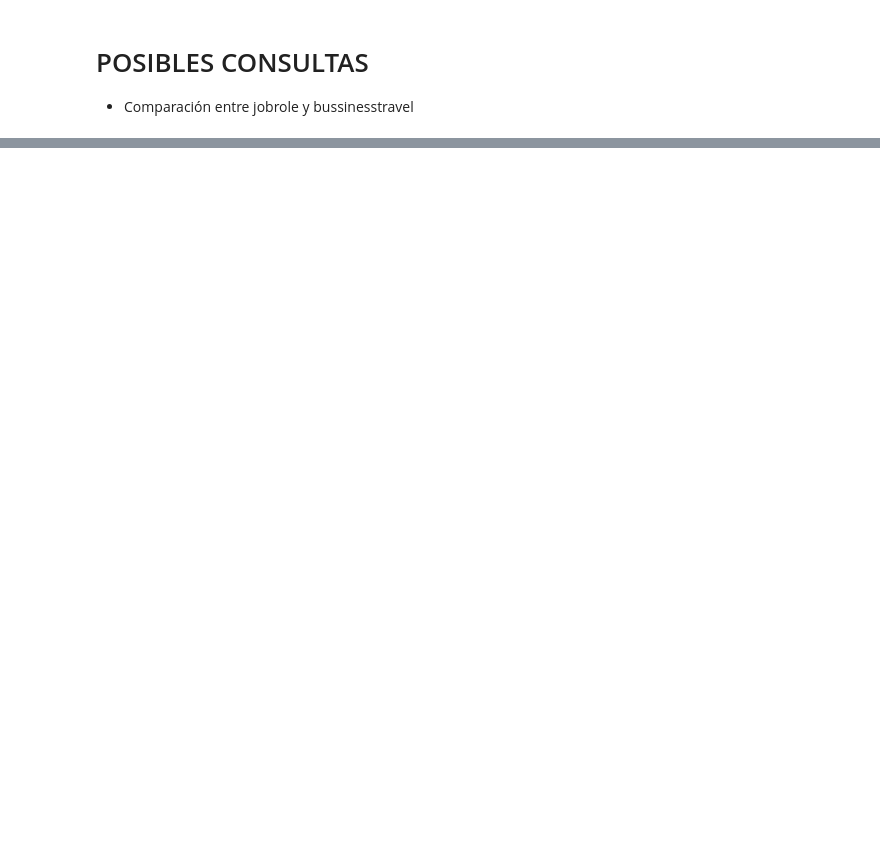
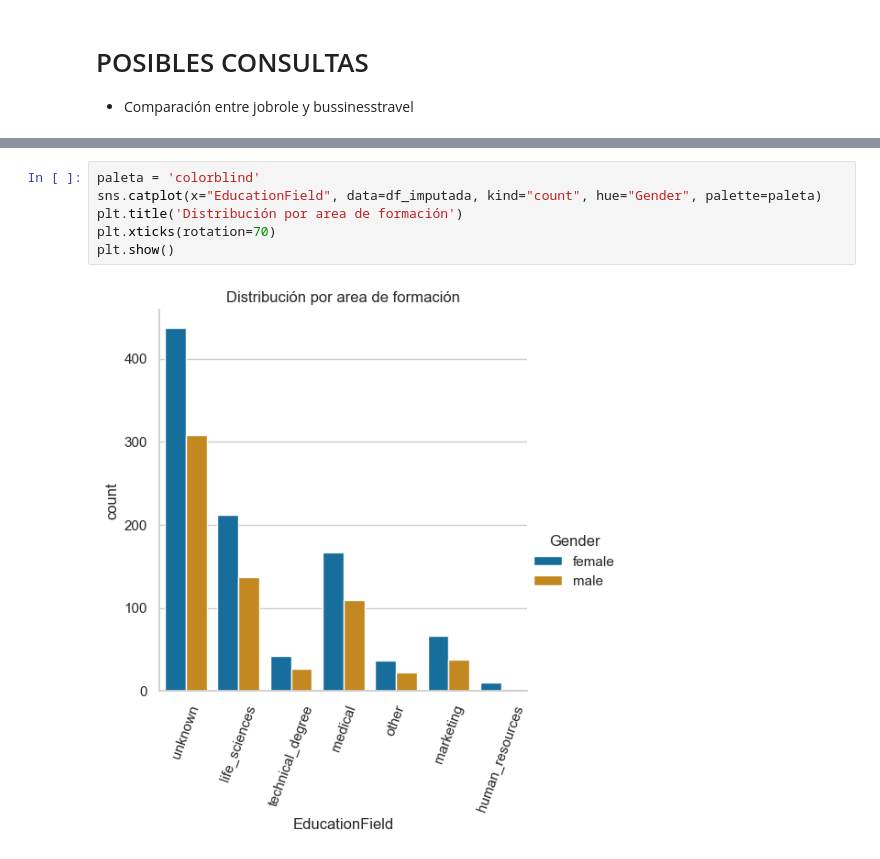
Before and after one commit to LuanaMagnabosco/Project-da-promo-A-modulo-3-team-2, a Jupyter notebook: fase-2B.ipynb, the cells around one changed output, grey strips where cells are left out. Saved outputs shown, nothing was run; the diff lists cells and outputs as text; blank space fills up the shorter version.

```diff
--- a/fase-2B.ipynb
+++ b/fase-2B.ipynb
@@ -447,0 +485,8 @@ print(f"El DataFrame modificado ha sido guardado en '{output_file_path}'.")
+# %%
+paleta = 'colorblind'
+sns.catplot(x="EducationField", data=df_imputada, kind="count", hue="Gender", palette=paleta)
+plt.title('Distribución por area de formación')
+plt.xticks(rotation=70)
+plt.show()
+# %% [output]
+[figure, added]
```
Also changed, not shown: parts of 13 cells of this notebook.
